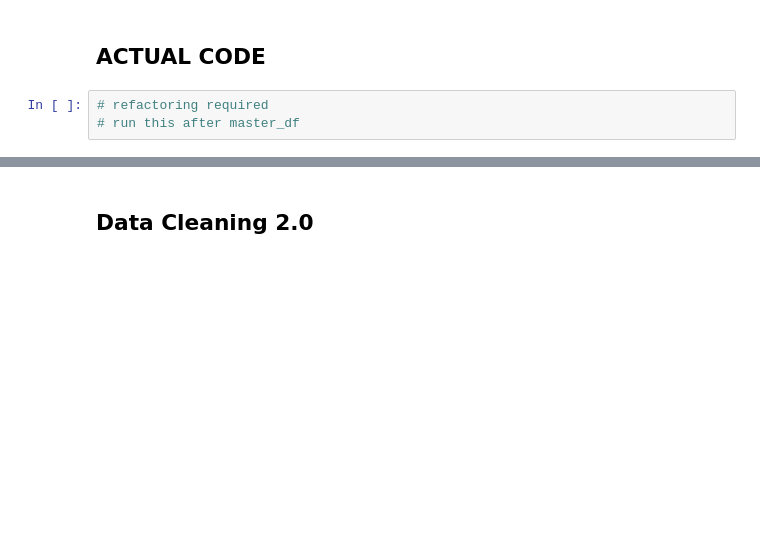
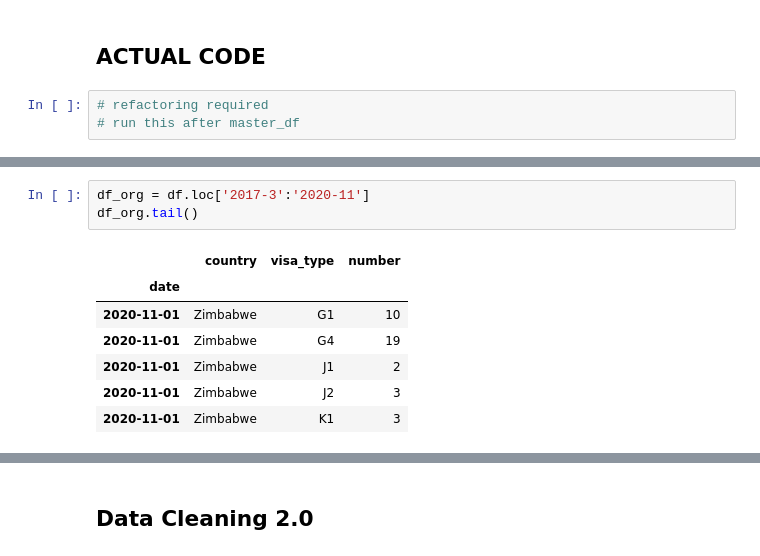
Before and after one commit to TashiNyangmi/Visa, a Jupyter notebook: data_cleaning/data_cleaning_exceptions.ipynb, the cells around one changed output, grey strips where cells are left out. Saved outputs shown, nothing was run; the diff lists cells and outputs as text; blank space fills up the shorter version.

```diff
--- a/data_cleaning/data_cleaning_exceptions.ipynb
+++ b/data_cleaning/data_cleaning_exceptions.ipynb
@@ -25,0 +40,11 @@ error: nothing to repeat at position 0
+# %%
+df_org = df.loc['2017-3':'2020-11']
+df_org.tail()
+# %% [output]
+|  | country | visa_type | number |
+| date |  |  |  |
+| 2020-11-01 | Zimbabwe | G1 | 10 |
+| 2020-11-01 | Zimbabwe | G4 | 19 |
+| 2020-11-01 | Zimbabwe | J1 | 2 |
+| 2020-11-01 | Zimbabwe | J2 | 3 |
+| 2020-11-01 | Zimbabwe | K1 | 3 |
```
Also changed, not shown: parts of 11 cells of this notebook, 4 other files.
